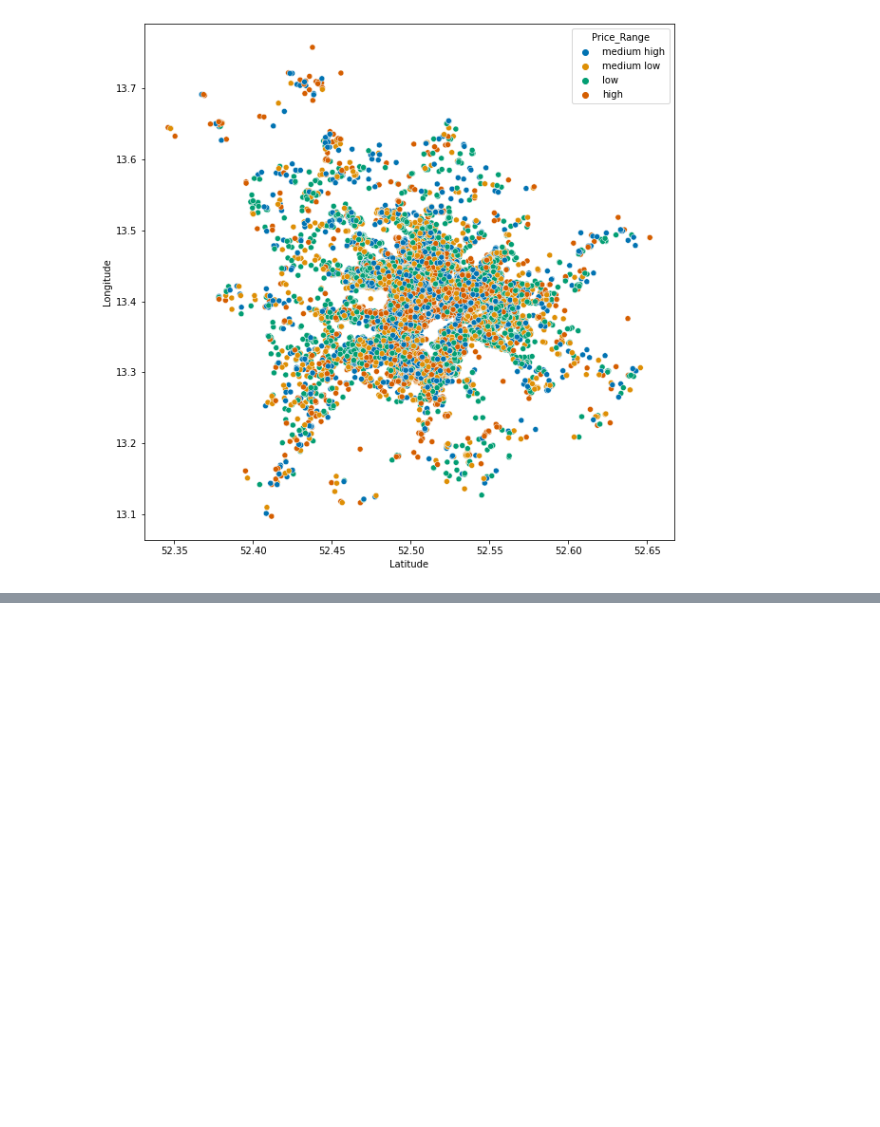
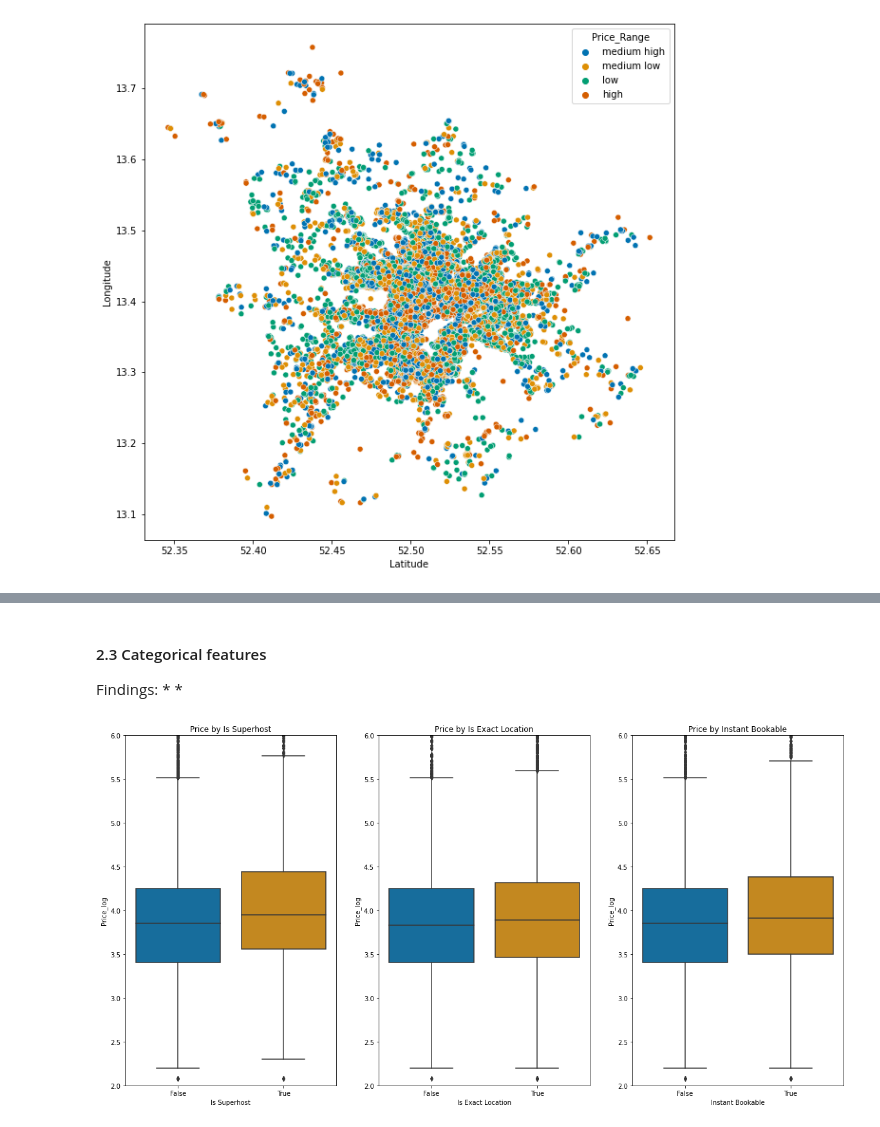
Before and after one commit to JulGras/Airbnb, a Jupyter notebook: Airbnb_Berlin.ipynb, the cells around one changed output, grey strips where cells are left out. Cells and saved outputs as stored; diff of their text form; code cells hidden in the pictures; blank space fills up the shorter version.

```diff
--- a/Airbnb_Berlin.ipynb
+++ b/Airbnb_Berlin.ipynb
@@ -296,0 +305,18 @@ plt.show()
+# %% [markdown]
+#### 2.3 Categorical features
+Findings:
+*
+*
+# %%
+# boxplots price by the Boolean variables (Is Superhost, Is Exact Location, Instant Bookable)
+fig, axes = plt.subplots(1,3, figsize=(20,10))
+sns.boxplot(data=df, x='Is Superhost', y='Price_log', ax=axes[0]).set(title='Price by Is Superhost')
+sns.boxplot(data=df, x='Is Exact Location', y='Price_log', ax=axes[1]).set(title='Price by Is Exact Location')
+sns.boxplot(data=df, x='Instant Bookable', y='Price_log', ax=axes[2]).set(title='Price by Instant Bookable')
+ax1, ax2, ax3 = axes
+ax1.set_ylim([2, 6])
+ax2.set_ylim([2, 6])
+ax3.set_ylim([2, 6])
+plt.show()
+# %% [output]
+[figure, added]
```
Also changed, not shown: parts of 10 cells of this notebook.
